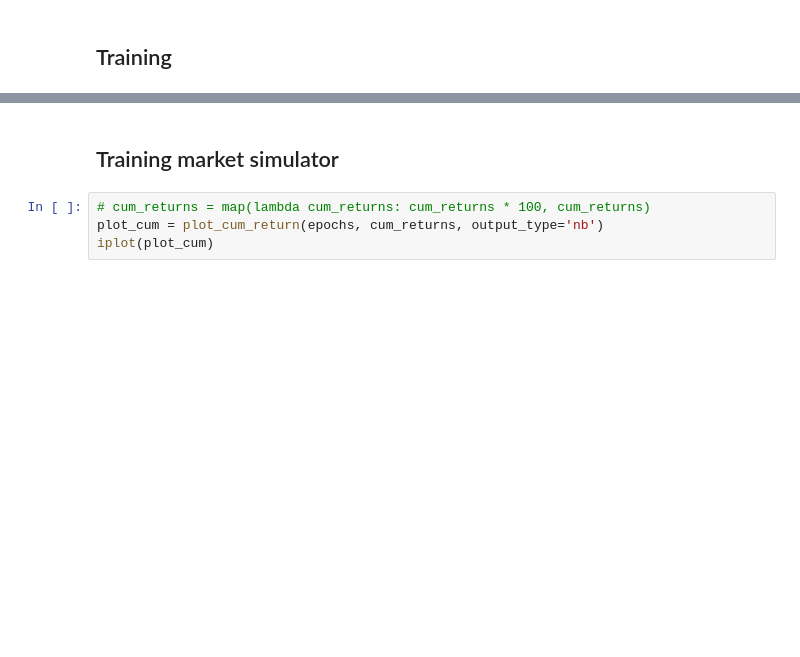
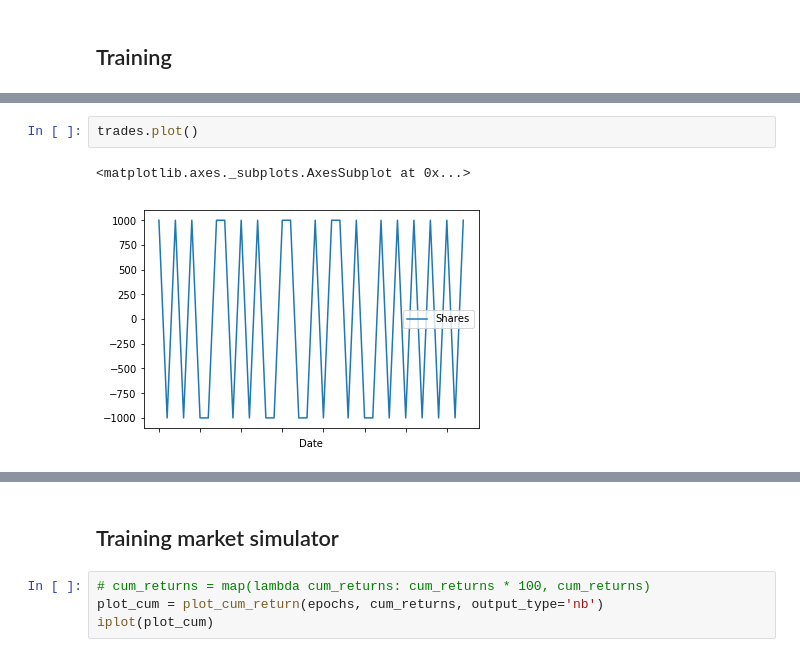
Before and after one commit to kairosart/factors, a Jupyter notebook: strategy_learner_getting_online_data.ipynb, the cells around one changed output, grey strips where cells are left out. Saved outputs shown, nothing was run; the diff lists cells and outputs as text; blank space fills up the shorter version.

```diff
--- a/strategy_learner_getting_online_data.ipynb
+++ b/strategy_learner_getting_online_data.ipynb
@@ -327,0 +356,5 @@ TypeError: unsupported operand type(s) for *: 'function' and 'float'
+# %%
+trades.plot()
+# %% [output]
+<matplotlib.axes._subplots.AxesSubplot at 0x...>
+[figure, added]
```
Also changed, not shown: parts of 18 cells of this notebook, 1 other file.
